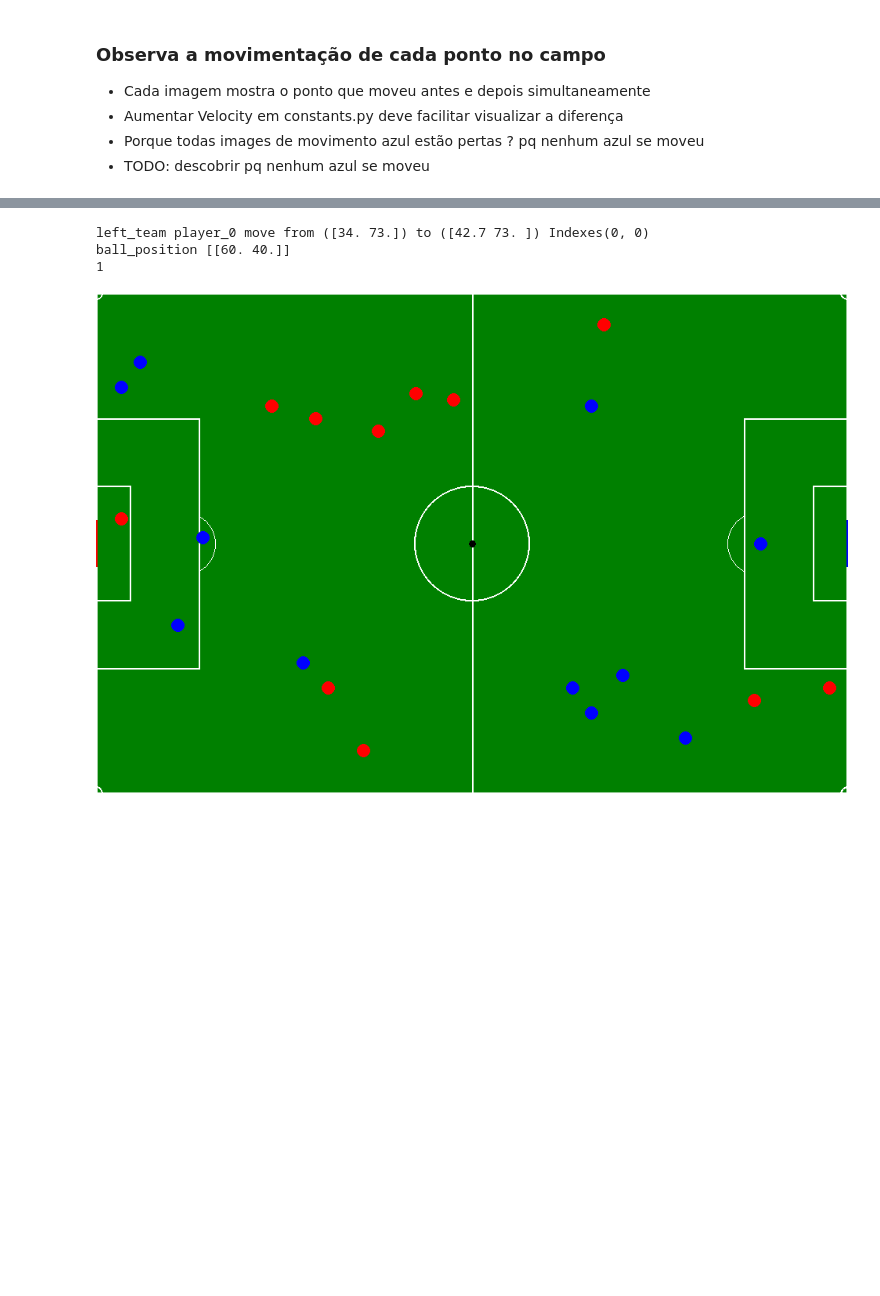
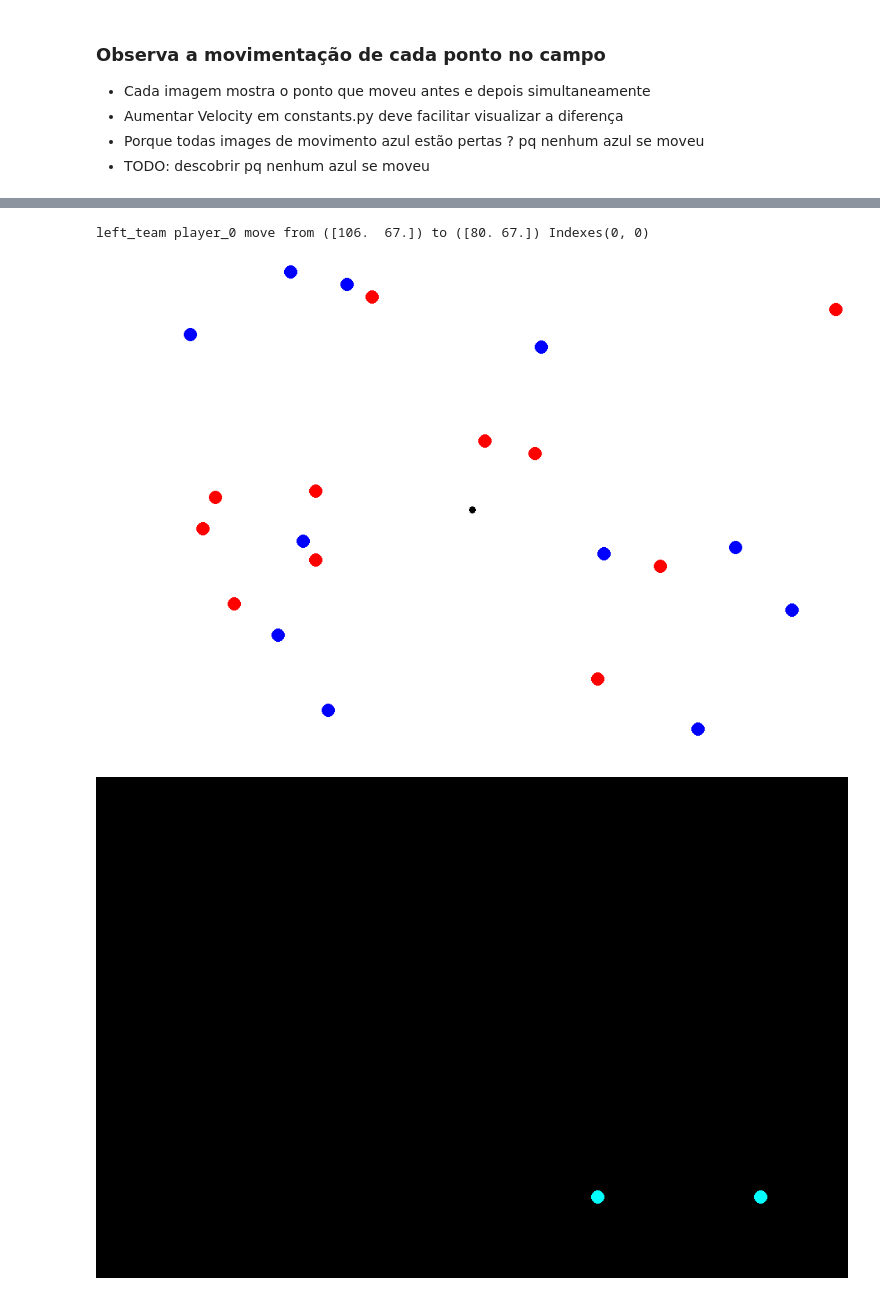
Before and after one commit to HenriqueSabino/gym_soccer_env, a Jupyter notebook: tests.ipynb, the cells around one changed output, grey strips where cells are left out. Drawn from its saved outputs; the diff is of its cells as text; code cells hidden in the pictures; blank space fills up the shorter version.

```diff
--- a/tests.ipynb
+++ b/tests.ipynb
@@ -169,7 +165,7 @@ import gymnasium as gym
 import env
 import numpy as np
 from IPython.display import Image, display
-from PIL import Image
+from PIL import Image, ImageChops
 
 
 #env = gym.make("Soccer-v0", render_mode="human", observation_format="dict")
@@ -177,13 +173,22 @@ from PIL import Image
 env = gym.make("Soccer-v0")
 
 obs, _  = env.reset()
+image1 = obs
 obs = np.array(obs, dtype=np.uint8)
 image = Image.fromarray(obs)
 display(image)
 
 #print(obs)
 
-env.step(0)
+obs, _,_,_, _ = env.step(0)
+image2 = obs
+obs = np.array(obs, dtype=np.uint8)
+image = Image.fromarray(obs)
+display(image)
 
+
+
+diff = ImageChops.difference(image2, image1)
+display(diff)
 env.render()
 # %% [output]
@@ -191,4 +196,3 @@ env.render()
-left_team player_0 move from ([34. 73.]) to ([42.7 73. ]) Indexes(0, 0)
-ball_position [[60. 40.]]
-1
+left_team player_0 move from ([106.  67.]) to ([80. 67.]) Indexes(0, 0)
-[figure, old version]
+[figure, new version]
+[figure, added]
```
Also changed, not shown: parts of 3 cells of this notebook, 1 other file.
